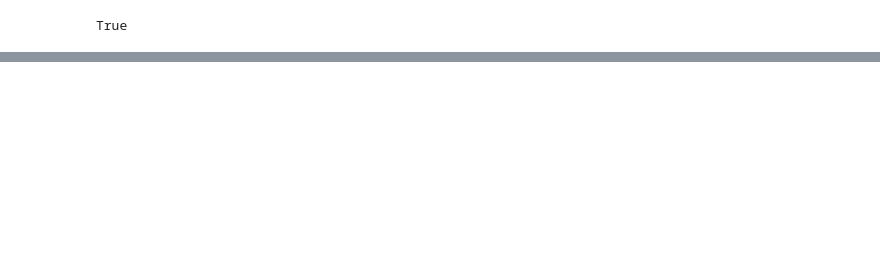
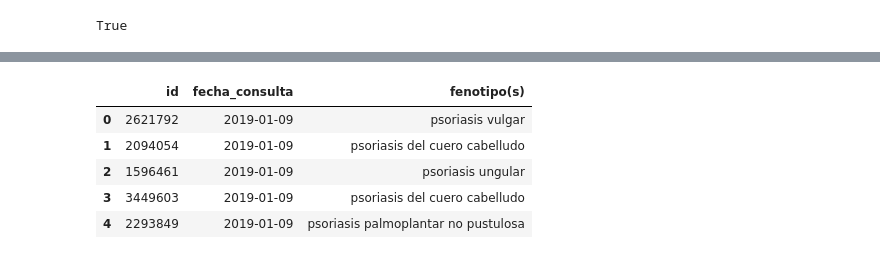
Before and after one commit to mavalderrama/helpharma, a Jupyter notebook: notebooks/clean_FENOTIPOS.ipynb, the cells around one changed output, grey strips where cells are left out. Saved outputs shown, nothing was run; the diff lists cells and outputs as text; code cells hidden in the pictures; blank space fills up the shorter version.

```diff
--- a/notebooks/clean_FENOTIPOS.ipynb
+++ b/notebooks/clean_FENOTIPOS.ipynb
@@ -192,0 +182,6 @@ df_Fenotipos_v6
+# %%
+import unicodedata
+def rem_accents(text):
+    return unicodedata.normalize('NFD', text)\
+           .encode('ascii', 'ignore')\
+           .decode("utf-8")
@@ -192,0 +196,10 @@ df_Fenotipos_v6
+# %%
+df_Fenotipos_v6.rename(columns=new_columns, inplace=True)
+df_Fenotipos_v6.head()
+# %% [output]
+|  | id | fecha_consulta | fenotipo(s) |
+| 0 | 2621792 | 2019-01-09 | psoriasis vulgar |
+| 1 | 2094054 | 2019-01-09 | psoriasis del cuero cabelludo |
+| 2 | 1596461 | 2019-01-09 | psoriasis ungular |
+| 3 | 3449603 | 2019-01-09 | psoriasis del cuero cabelludo |
+| 4 | 2293849 | 2019-01-09 | psoriasis palmoplantar no pustulosa |
```
Also changed, not shown: parts of 13 cells of this notebook, 6 other files.
